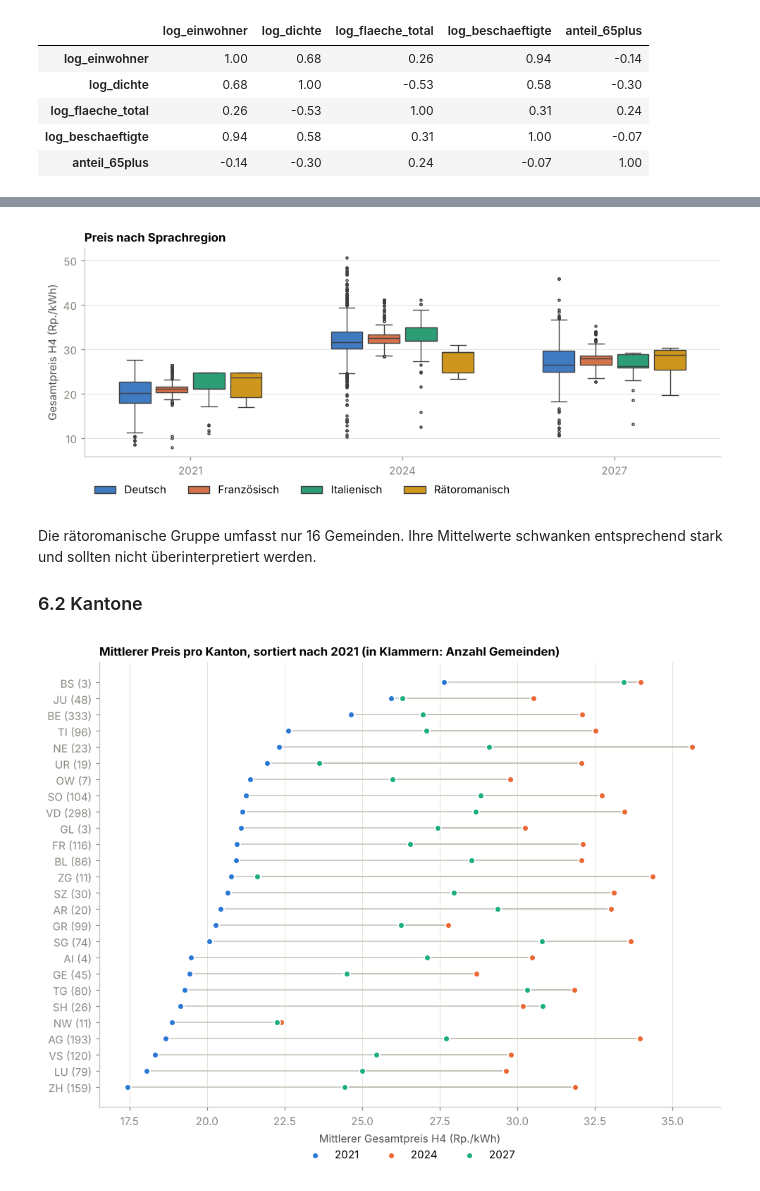
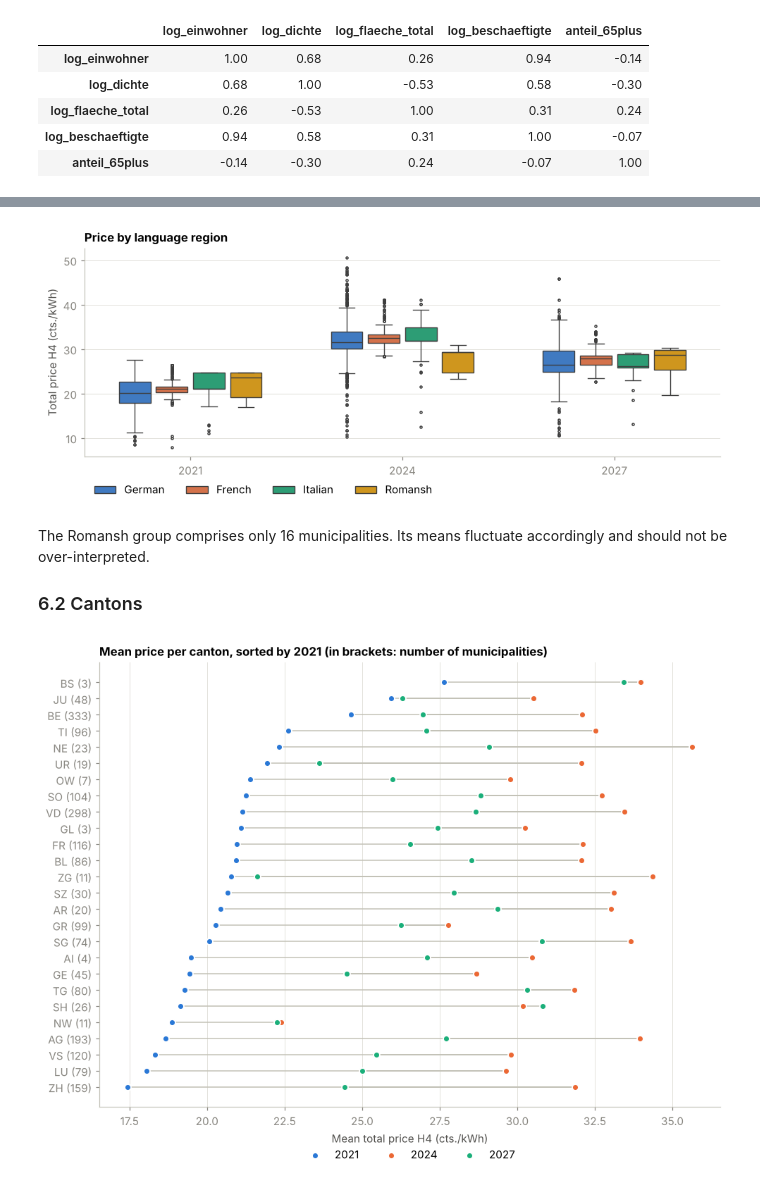
Before and after one commit to AltayMetehan/data-prices-electronic, a Jupyter notebook: scripts/03_analyse_subraj.ipynb, the cells around one changed output, grey strips where cells are left out. Drawn from its saved outputs; the diff is of its cells as text; code cells hidden in the pictures.

```diff
--- a/scripts/03_analyse_subraj.ipynb
+++ b/scripts/03_analyse_subraj.ipynb
@@ -191,9 +194,9 @@ for ax, j in zip(achsen, JAHRE):
     ax.text(x.median() - 0.8, 455, f"Median {x.median():.1f}", fontsize=9,
             color="#0b0b0b", ha="right")
     ax.set_title(str(j))
-    ax.set_xlabel("Gesamtpreis H4 (Rp./kWh)")
-achsen[0].set_ylabel("Anzahl Gemeinden")
+    ax.set_xlabel("Total price H4 (cts./kWh)")
+achsen[0].set_ylabel("Number of municipalities")
 achsen[0].set_ylim(0, 480)
-fig.suptitle("Verteilung des Strompreises über die Gemeinden", x=0.01, ha="left", fontweight="bold")
+fig.suptitle("Distribution of the electricity price across municipalities", x=0.01, ha="left", fontweight="bold")
 fig.tight_layout()
 # %% [output]
@@ -294,7 +297,7 @@ Für Mittelwerte über die Jahre wird die Netznutzung **inklusive** Messtarif ve
 # %%
 TEILE = ["energie", "netznutzung_inkl_mess", "abgaben", "netzzuschlag"]
-NAMEN = {"energie": "Energie", "netznutzung_inkl_mess": "Netznutzung inkl. Messung",
-         "abgaben": "Abgaben", "netzzuschlag": "Netzzuschlag"}
+NAMEN = {"energie": "Energy", "netznutzung_inkl_mess": "Grid usage incl. metering",
+         "abgaben": "Levies", "netzzuschlag": "Grid surcharge"}
 mittel = bestandteile.groupby("jahr")[TEILE + ["total"]].mean().round(2)
 mittel
 # %% [output]
@@ -367,8 +370,8 @@ Die Merkmale stammen nicht aus denselben Jahren wie die Preise: Einwohner, Dicht
 # %%
 MERKMALE = ["einwohner", "dichte", "flaeche_total", "beschaeftigte", "anteil_65plus"]
-MERKMAL_NAME = {"einwohner": "Einwohner", "dichte": "Dichte (Einw./km²)",
-                "flaeche_total": "Fläche (km²)", "beschaeftigte": "Beschäftigte",
-                "anteil_65plus": "Anteil 65+ (%)"}
+MERKMAL_NAME = {"einwohner": "Population", "dichte": "Density (pop./km²)",
+                "flaeche_total": "Area (km²)", "beschaeftigte": "Jobs",
+                "anteil_65plus": "Share aged 65+ (%)"}
 merkmal_kennzahlen = pd.DataFrame({MERKMAL_NAME[m]: kennzahlen(df[m].dropna()) for m in MERKMALE}).T
-merkmal_kennzahlen[["n", "Mittelwert", "Median", "Std", "Min", "Max", "Schiefe"]].round(1)
+merkmal_kennzahlen[["n", "Mean", "Median", "Std", "Min", "Max", "Skewness"]].round(1)
 # %% [output]
@@ -386,13 +389,13 @@ for i, m in enumerate(MERKMALE):
     achsen[0, i].set_title(MERKMAL_NAME[m])
     if m == "anteil_65plus":
         achsen[1, i].hist(x, bins=40, color="#2a78d6", edgecolor="white", linewidth=0.4)
-        achsen[1, i].set_xlabel("unverändert")
+        achsen[1, i].set_xlabel("unchanged")
     else:
         achsen[1, i].hist(np.log10(x), bins=40, color="#2a78d6", edgecolor="white", linewidth=0.4)
         achsen[1, i].set_xlabel("log10")
-achsen[0, 0].set_ylabel("Originalskala")
-achsen[1, 0].set_ylabel("nach Transformation")
-fig.suptitle("Gemeindemerkmale: stark rechtsschief, nach Logarithmus annähernd symmetrisch",
+achsen[0, 0].set_ylabel("original scale")
+achsen[1, 0].set_ylabel("after transformation")
+fig.suptitle("Municipal characteristics: strongly right-skewed, roughly symmetric after taking logs",
              x=0.01, ha="left", fontweight="bold")
 fig.tight_layout()
 # %% [output]
@@ -488,21 +491,25 @@ nach_region
 # %%
 lang_r = df.melt(id_vars="sprachregion", value_vars=[f"total_{j}" for j in JAHRE],
                  var_name="jahr", value_name="preis")
 lang_r["jahr"] = lang_r["jahr"].str[-4:]
+# English names for display only, directly before plotting
+lang_r["sprachregion"] = lang_r["sprachregion"].map(ANZEIGE_SPRACHE)
 
 fig, ax = plt.subplots(figsize=(9, 3.8))
-sns.boxplot(data=lang_r, x="jahr", y="preis", hue="sprachregion", hue_order=REGIONEN,
-            palette=REGION_FARBE, width=0.7, fliersize=2, linewidth=0.9, gap=0.15, ax=ax)
-ax.set_xlabel(""); ax.set_ylabel("Gesamtpreis H4 (Rp./kWh)")
-ax.set_title("Preis nach Sprachregion", loc="left")
+sns.boxplot(data=lang_r, x="jahr", y="preis", hue="sprachregion",
+            hue_order=[ANZEIGE_SPRACHE[r] for r in REGIONEN],
+            palette={ANZEIGE_SPRACHE[r]: f for r, f in REGION_FARBE.items()},
+            width=0.7, fliersize=2, linewidth=0.9, gap=0.15, ax=ax)
+ax.set_xlabel(""); ax.set_ylabel("Total price H4 (cts./kWh)")
+ax.set_title("Price by language region", loc="left")
 ax.legend(title="", frameon=False, ncol=4, loc="upper left", bbox_to_anchor=(0, -0.08))
 fig.tight_layout()
 # %% [output]
-[figure, old version]
+[figure, new version]
 # %% [markdown]
-Die rätoromanische Gruppe umfasst nur 16 Gemeinden. Ihre Mittelwerte schwanken entsprechend stark und sollten nicht überinterpretiert werden.
+The Romansh group comprises only 16 municipalities. Its means fluctuate accordingly and should not be over-interpreted.
 
-### 6.2 Kantone
+### 6.2 Cantons
 # %%
 kanton_mittel = df.groupby("kanton")[[f"total_{j}" for j in JAHRE]].mean()
 kanton_mittel["n"] = df["kanton"].value_counts()
@@ -516,13 +523,13 @@ for j in JAHRE:
 for i, (_, zeile) in enumerate(kanton_mittel.iterrows()):
     ax.plot([zeile[f"total_{j}"] for j in JAHRE], [i] * 3, color="#c3c2b7", linewidth=1, zorder=2)
 ax.set_yticks(y, [f"{k} ({int(n)})" for k, n in zip(kanton_mittel.index, kanton_mittel["n"])])
-ax.set_xlabel("Mittlerer Gesamtpreis H4 (Rp./kWh)")
-ax.set_title("Mittlerer Preis pro Kanton, sortiert nach 2021 (in Klammern: Anzahl Gemeinden)", loc="left")
+ax.set_xlabel("Mean total price H4 (cts./kWh)")
+ax.set_title("Mean price per canton, sorted by 2021 (in brackets: number of municipalities)", loc="left")
 ax.legend(frameon=False, ncol=3, loc="upper center", bbox_to_anchor=(0.5, -0.07))
 ax.grid(axis="y", visible=False)
 fig.tight_layout()
 # %% [output]
-[figure, old version]
+[figure, new version]
 # %% [markdown]
 #### Interpretation
 
```
Also changed, not shown: parts of 59 cells of this notebook, 1 other file.
